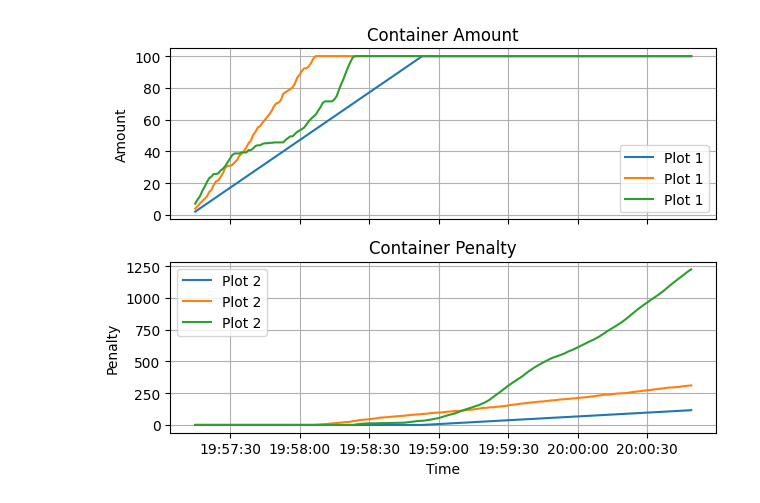
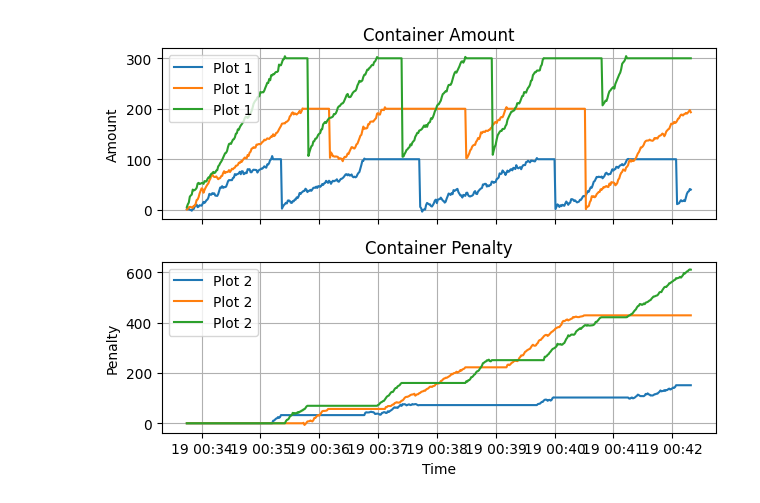
Before and after one commit to sure-not-today/MasterThesis, a Jupyter notebook: plotting.ipynb, the cells around one changed output. Drawn from its saved outputs; the diff is of its cells as text; code cells hidden in the pictures.

```diff
--- a/plotting.ipynb
+++ b/plotting.ipynb
@@ -13,7 +13,7 @@ def count_files_with_prefix(folder_path, prefix):
             count += 1
     return count
 
-folder_path = "whiteboard"  # Replace with the actual folder path
+folder_path = "mcmd2"  # Replace with the actual folder path
 # Lists to store the data
 dates = []
 amounts = []
@@ -26,34 +26,34 @@ with open(f'{folder_path}/container_log.csv', 'r') as csvfile:
     for row in csvreader:
         date = datetime.strptime(row[0], '%Y-%m-%d %H:%M:%S')
         amount = json.loads(row[1])
         penalty = json.loads(row[2])
         dates.append(date)
         amounts.append(amount)
         penalties.append(penalty)
 
 # Create the plot
 fig, (ax1, ax2) = plt.subplots(2, 1, sharex=True)
 
 # Plot on the first subplot
 ax1.plot(dates, amounts, marker='', linestyle='-', label='Plot 1')
 ax1.set_title('Container Amount')
 ax1.set_ylabel('Amount')
 ax1.grid(True)
 ax1.legend()
 
 # Plot on the second subplot
 ax2.plot(dates, penalties, marker='', linestyle='-', label='Plot 2')
 ax2.set_title('Container Penalty')
 ax2.set_xlabel('Time')
 ax2.set_ylabel('Penalty')
 ax2.grid(True)
 ax2.legend()
 
 # Adjust layout and display the plots
 plt.tight_layout()
 plt.show()
 # %% [output]
-[figure, old version]
+[figure, new version]
 # %%
 
 prefix = "dronelog"
```
Also changed, not shown: parts of 1 cell of this notebook, 8 other files.
